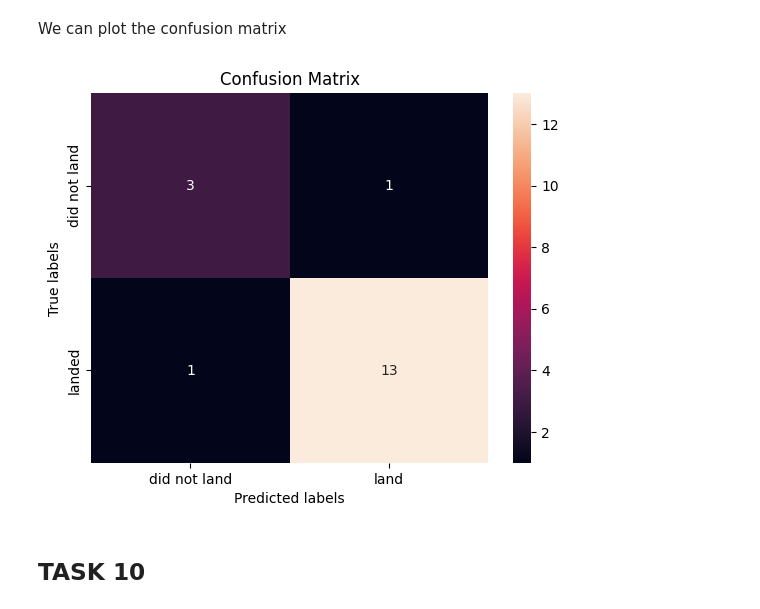
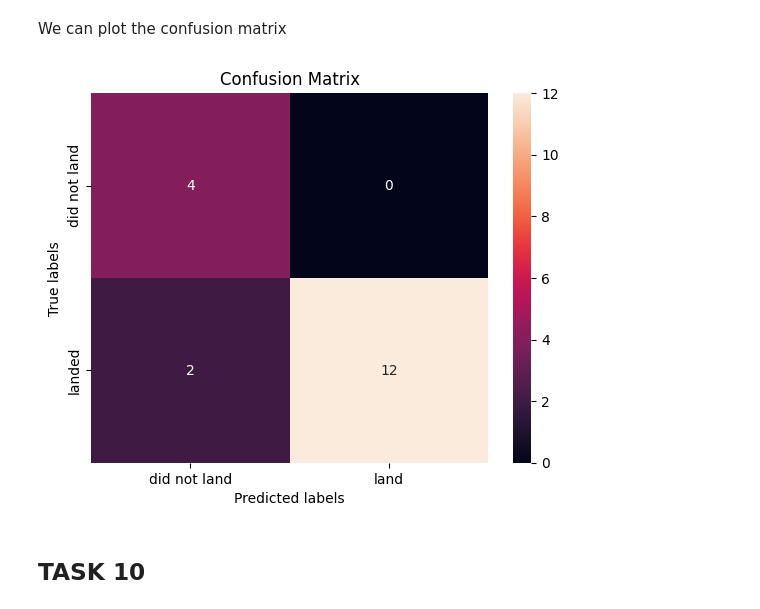
Before and after one commit to ElBennito39/coursera_ds_capstone, a Jupyter notebook: SpaceX_Machine Learning Prediction_Part_5.ipynb, the cells around one changed output. Drawn from its saved outputs; the diff is of its cells as text; code cells hidden in the pictures.

```diff
--- a/SpaceX_Machine Learning Prediction_Part_5.ipynb
+++ b/SpaceX_Machine Learning Prediction_Part_5.ipynb
@@ -267,10 +264,10 @@ tree_cv.score(X_test, Y_test)
 # %% [markdown]
 We can plot the confusion matrix
 # %%
-yhat = svm_cv.predict(X_test)
+yhat = tree_cv.predict(X_test)
 plot_confusion_matrix(Y_test,yhat)
 # %% [output]
-[figure, old version]
+[figure, new version]
 # %% [markdown]
 ## TASK  10
 # %% [markdown]
```
Also changed, not shown: parts of 6 cells of this notebook.
